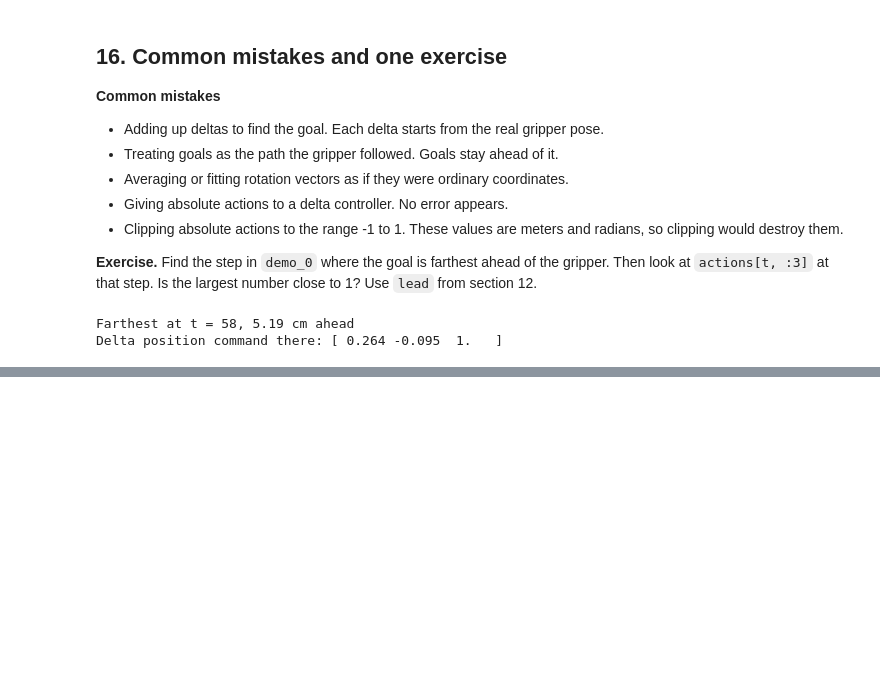
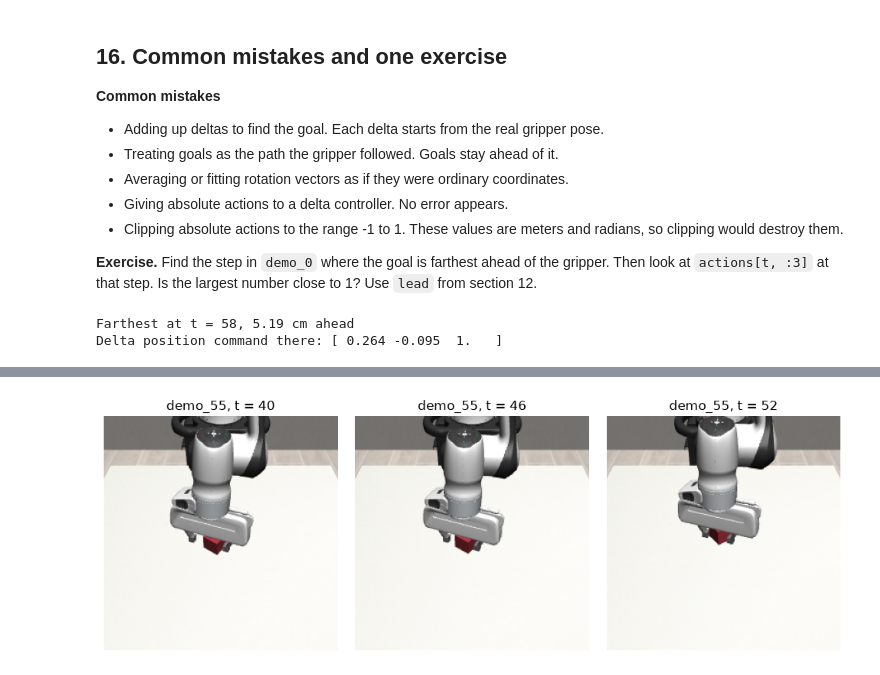
Before and after one commit to abbashaikh/bezier-rfm, a Jupyter notebook: notebooks/robomimic_lift_dataset.ipynb, the cells around one changed output, grey strips where cells are left out. Drawn from its saved outputs; the diff is of its cells as text; code cells hidden in the pictures; blank space fills up the shorter version.

```diff
--- a/notebooks/robomimic_lift_dataset.ipynb
+++ b/notebooks/robomimic_lift_dataset.ipynb
@@ -719,0 +972,14 @@ Delta position command there: [ 0.264 -0.095  1.   ]
+# %%
+frames = [worst - 6, worst, min(worst + 6, len(s55) - 1)]
+with h5py.File(source_path, "r") as f:
+    load_demo_model(env, f[f"data/{key}"])
+fig, axes = plt.subplots(1, 3, figsize=(10, 3.4))
+for ax, t in zip(axes, frames):
+    env.reset_to({"states": s55[t]})
+    ax.imshow(env.render(mode="rgb_array", height=256, width=256, camera_name="agentview"))
+    ax.set_title(f"{key}, t = {t}")
+    ax.axis("off")
+plt.tight_layout()
+plt.show()
+# %% [output]
+[figure, added]
```
Also changed, not shown: parts of 50 cells of this notebook, 12 other files.
